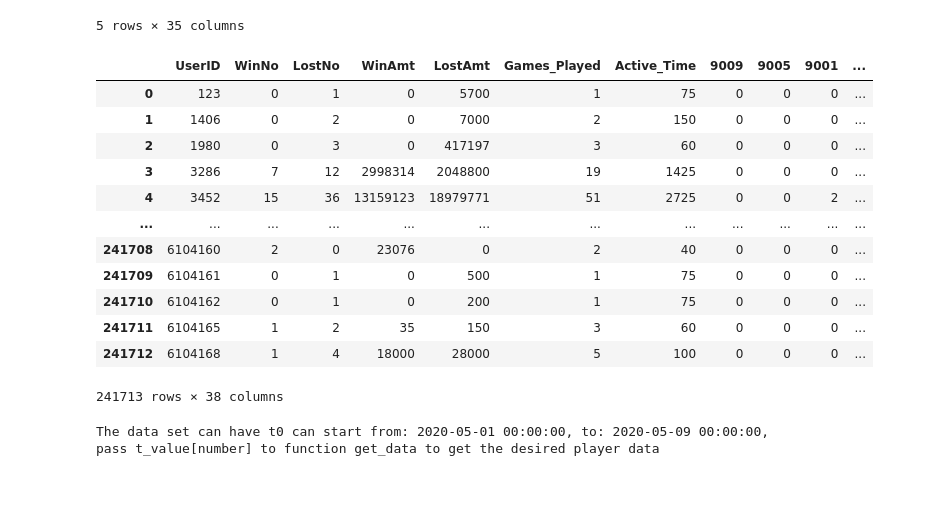
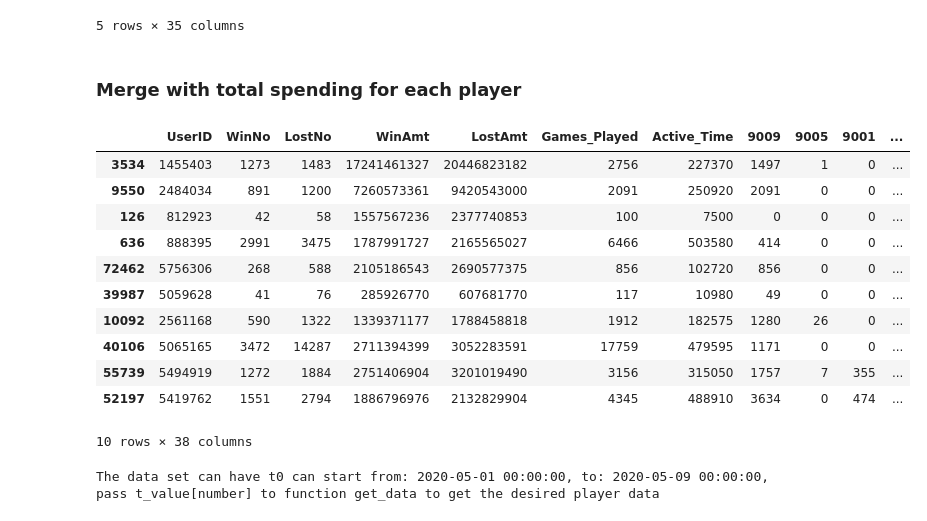
Before and after one commit to lechiben/churn-ltv-prediction, a Jupyter notebook: Churn Rate Prediction.ipynb, the cells around one changed output. Cells and saved outputs as stored; diff of their text form; code cells hidden in the pictures; blank space fills up the shorter version.

```diff
--- a/Churn Rate Prediction.ipynb
+++ b/Churn Rate Prediction.ipynb
@@ -310,6 +310,8 @@ player_details.head()
 | 3 | 3286 | 7 | 12 | 2998314 | 2048800 | 19 | 1425 | 0 | 0 | 0 | ... |
 | 4 | 3452 | 15 | 36 | 13159123 | 18979771 | 51 | 2725 | 0 | 0 | 2 | ... |
 5 rows × 35 columns
+# %% [markdown]
+### Merge with total spending for each player
 # %%
 # Slice transactions that corresponds with the play log
 transactions_df_01_13_05_2020=transactions_df.loc[(transactions_df['Date']>='2020-05-01') & (transactions_df['Date']<='2020-05-13')]
@@ -326,19 +328,19 @@ player_details=player_details.fillna(0)
 # Create Winning Rate and Losing Rate for all unique users
 player_details['WinningRate']=player_details['WinNo']/player_details['Games_Played']
 player_details['LosingRate']=player_details['LostNo']/player_details['Games_Played']
-# %%
-player_details
-# %% [output]
-|  | UserID | WinNo | LostNo | WinAmt | LostAmt | Games_Played | Active_Time | 9009 | 9005 | 9001 | ... |
-| 0 | 123 | 0 | 1 | 0 | 5700 | 1 | 75 | 0 | 0 | 0 | ... |
-| 1 | 1406 | 0 | 2 | 0 | 7000 | 2 | 150 | 0 | 0 | 0 | ... |
-| 2 | 1980 | 0 | 3 | 0 | 417197 | 3 | 60 | 0 | 0 | 0 | ... |
-| 3 | 3286 | 7 | 12 | 2998314 | 2048800 | 19 | 1425 | 0 | 0 | 0 | ... |
-| 4 | 3452 | 15 | 36 | 13159123 | 18979771 | 51 | 2725 | 0 | 0 | 2 | ... |
-| ... | ... | ... | ... | ... | ... | ... | ... | ... | ... | ... | ... |
-| 241708 | 6104160 | 2 | 0 | 23076 | 0 | 2 | 40 | 0 | 0 | 0 | ... |
-| 241709 | 6104161 | 0 | 1 | 0 | 500 | 1 | 75 | 0 | 0 | 0 | ... |
-| 241710 | 6104162 | 0 | 1 | 0 | 200 | 1 | 75 | 0 | 0 | 0 | ... |
-| 241711 | 6104165 | 1 | 2 | 35 | 150 | 3 | 60 | 0 | 0 | 0 | ... |
-| 241712 | 6104168 | 1 | 4 | 18000 | 28000 | 5 | 100 | 0 | 0 | 0 | ... |
-241713 rows × 38 columns
+# %%
+top_paying_user=player_details.sort_values(by='Amount', ascending=False).head(10)
+top_paying_user
+# %% [output]
+|  | UserID | WinNo | LostNo | WinAmt | LostAmt | Games_Played | Active_Time | 9009 | 9005 | 9001 | ... |
+| 3534 | 1455403 | 1273 | 1483 | 17241461327 | 20446823182 | 2756 | 227370 | 1497 | 1 | 0 | ... |
+| 9550 | 2484034 | 891 | 1200 | 7260573361 | 9420543000 | 2091 | 250920 | 2091 | 0 | 0 | ... |
+| 126 | 812923 | 42 | 58 | 1557567236 | 2377740853 | 100 | 7500 | 0 | 0 | 0 | ... |
+| 636 | 888395 | 2991 | 3475 | 1787991727 | 2165565027 | 6466 | 503580 | 414 | 0 | 0 | ... |
+| 72462 | 5756306 | 268 | 588 | 2105186543 | 2690577375 | 856 | 102720 | 856 | 0 | 0 | ... |
+| 39987 | 5059628 | 41 | 76 | 285926770 | 607681770 | 117 | 10980 | 49 | 0 | 0 | ... |
+| 10092 | 2561168 | 590 | 1322 | 1339371177 | 1788458818 | 1912 | 182575 | 1280 | 26 | 0 | ... |
+| 40106 | 5065165 | 3472 | 14287 | 2711394399 | 3052283591 | 17759 | 479595 | 1171 | 0 | 0 | ... |
+| 55739 | 5494919 | 1272 | 1884 | 2751406904 | 3201019490 | 3156 | 315050 | 1757 | 7 | 355 | ... |
+| 52197 | 5419762 | 1551 | 2794 | 1886796976 | 2132829904 | 4345 | 488910 | 3634 | 0 | 474 | ... |
+10 rows × 38 columns
```
Also changed, not shown: parts of 24 cells of this notebook.
